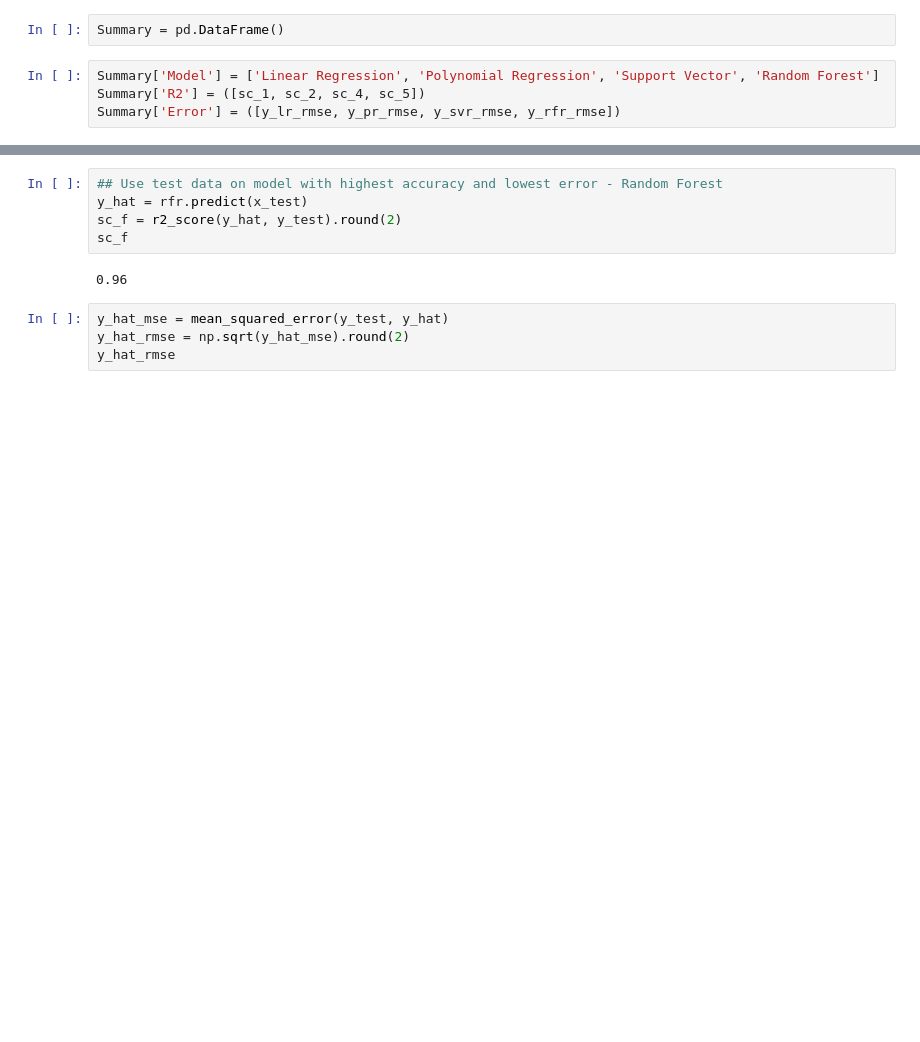
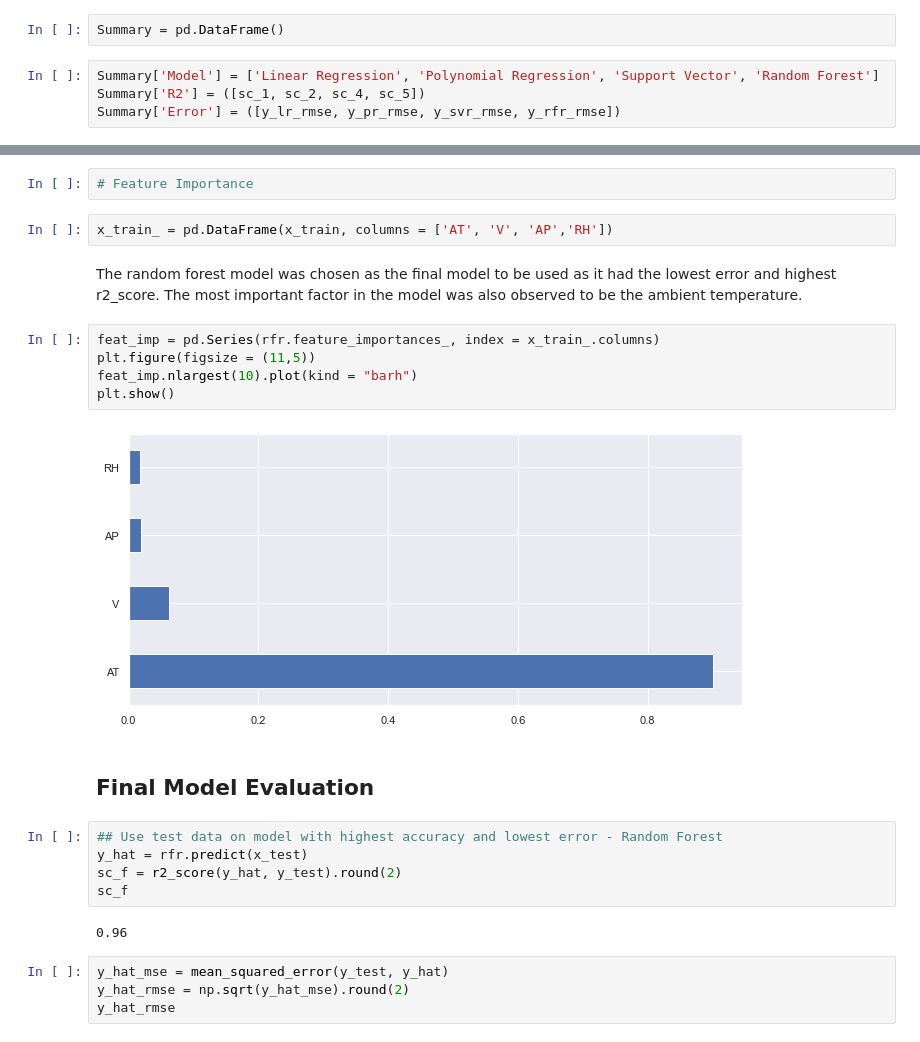
Before and after one commit to dsackey/DataScience, a Jupyter notebook: Combined Cycle Power Plant/Energy Output Prediction.ipynb, the cells around one changed output, grey strips where cells are left out. Saved outputs shown, nothing was run; the diff lists cells and outputs as text; blank space fills up the shorter version.

```diff
--- a/Combined Cycle Power Plant/Energy Output Prediction.ipynb
+++ b/Combined Cycle Power Plant/Energy Output Prediction.ipynb
@@ -260,3 +317,19 @@ Summary
+# %%
+# Feature Importance
+# %%
+x_train_ = pd.DataFrame(x_train, columns = ['AT', 'V', 'AP','RH'])
+# %% [markdown]
+
+The random forest model was chosen as the final model to be used as it had the lowest error and highest r2_score. The most important factor in the model was also observed to be the ambient temperature.
+# %%
+feat_imp = pd.Series(rfr.feature_importances_, index = x_train_.columns)
+plt.figure(figsize = (11,5))
+feat_imp.nlargest(10).plot(kind = "barh")
+plt.show()
+# %% [output]
+[figure, added]
+# %% [markdown]
+## Final Model Evaluation
 # %%
 ## Use test data on model with highest accuracy and lowest error - Random Forest
 y_hat = rfr.predict(x_test)
```
Also changed, not shown: parts of 33 cells of this notebook.
